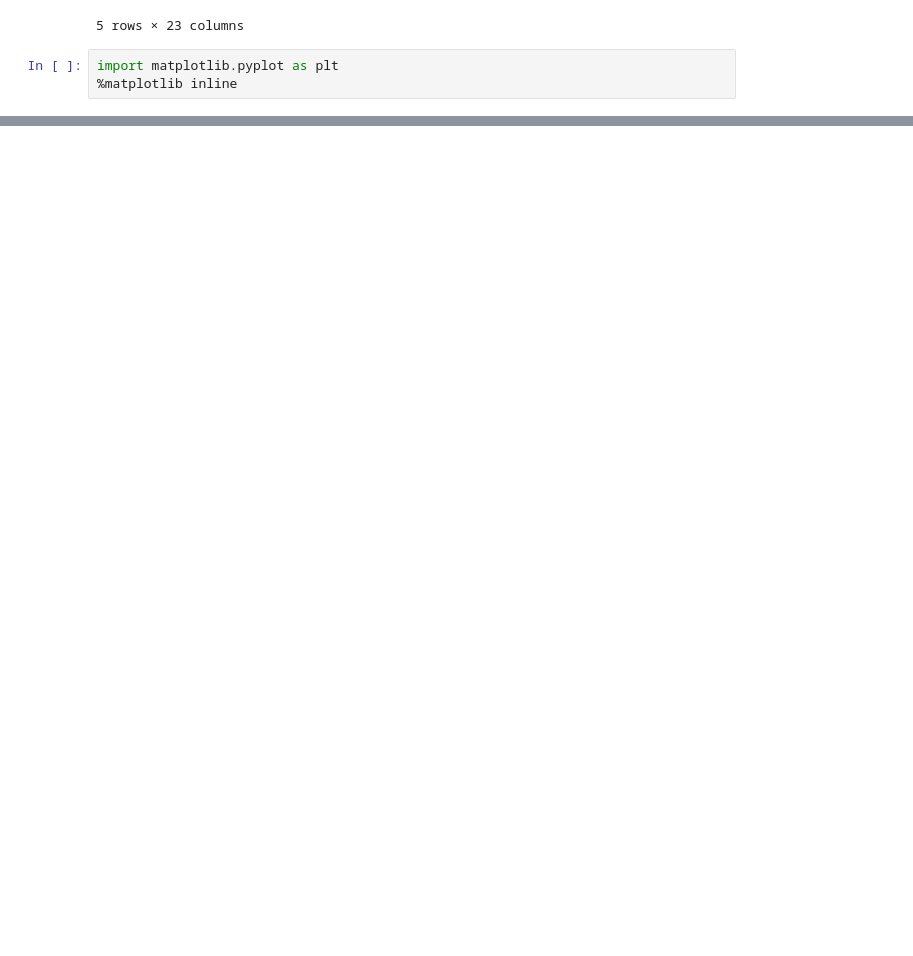
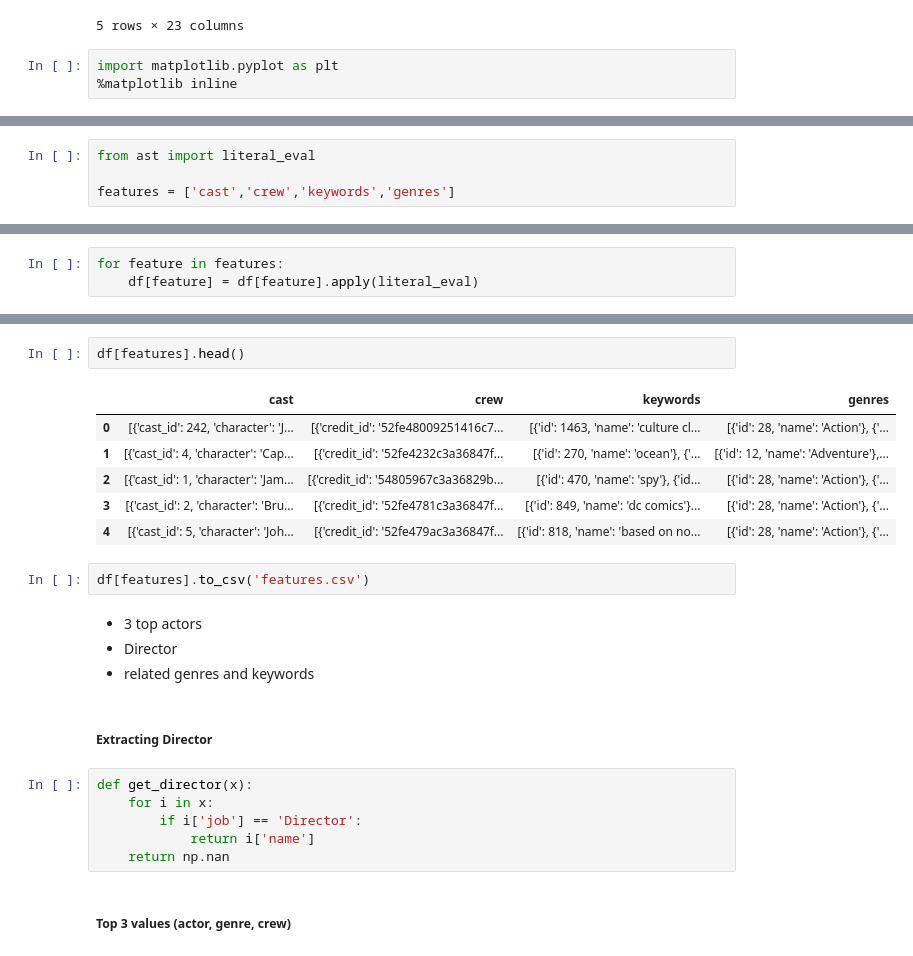
Before and after one commit to pksvv/dsmrecommendation, a Jupyter notebook: Recommendation Engine from Scratch.ipynb, the cells around one changed output, grey strips where cells are left out. Drawn from its saved outputs; the diff is of its cells as text; blank space fills up the shorter version.

```diff
--- a/Recommendation Engine from Scratch.ipynb
+++ b/Recommendation Engine from Scratch.ipynb
@@ -186,0 +377,4 @@ plt.barh(score['title'].head(10),score['Score'].head(10),align='center',)
+# %%
+from ast import literal_eval
+
+features = ['cast','crew','keywords','genres']
@@ -186,0 +401,3 @@ plt.barh(score['title'].head(10),score['Score'].head(10),align='center',)
+# %%
+for feature in features:
+    df[feature] = df[feature].apply(literal_eval)
@@ -186,0 +424,25 @@ plt.barh(score['title'].head(10),score['Score'].head(10),align='center',)
+# %%
+df[features].head()
+# %% [output]
+|  | cast | crew | keywords | genres |
+| 0 | [{'cast_id': 242, 'character': 'J... | [{'credit_id': '52fe48009251416c7... | [{'id': 1463, 'name': 'culture cl... | [{'id': 28, 'name': 'Action'}, {'... |
+| 1 | [{'cast_id': 4, 'character': 'Cap... | [{'credit_id': '52fe4232c3a36847f... | [{'id': 270, 'name': 'ocean'}, {'... | [{'id': 12, 'name': 'Adventure'},... |
+| 2 | [{'cast_id': 1, 'character': 'Jam... | [{'credit_id': '54805967c3a36829b... | [{'id': 470, 'name': 'spy'}, {'id... | [{'id': 28, 'name': 'Action'}, {'... |
+| 3 | [{'cast_id': 2, 'character': 'Bru... | [{'credit_id': '52fe4781c3a36847f... | [{'id': 849, 'name': 'dc comics'}... | [{'id': 28, 'name': 'Action'}, {'... |
+| 4 | [{'cast_id': 5, 'character': 'Joh... | [{'credit_id': '52fe479ac3a36847f... | [{'id': 818, 'name': 'based on no... | [{'id': 28, 'name': 'Action'}, {'... |
+# %%
+df[features].to_csv('features.csv')
+# %% [markdown]
+* 3 top actors
+* Director
+* related genres and keywords
+# %% [markdown]
+##### Extracting Director
+# %%
+def get_director(x):
+    for i in x:
+        if i['job'] == 'Director':
+            return i['name']
+    return np.nan
+# %% [markdown]
+##### Top 3 values (actor, genre, crew)
```
Also changed, not shown: parts of 39 cells of this notebook, 1 other file.
